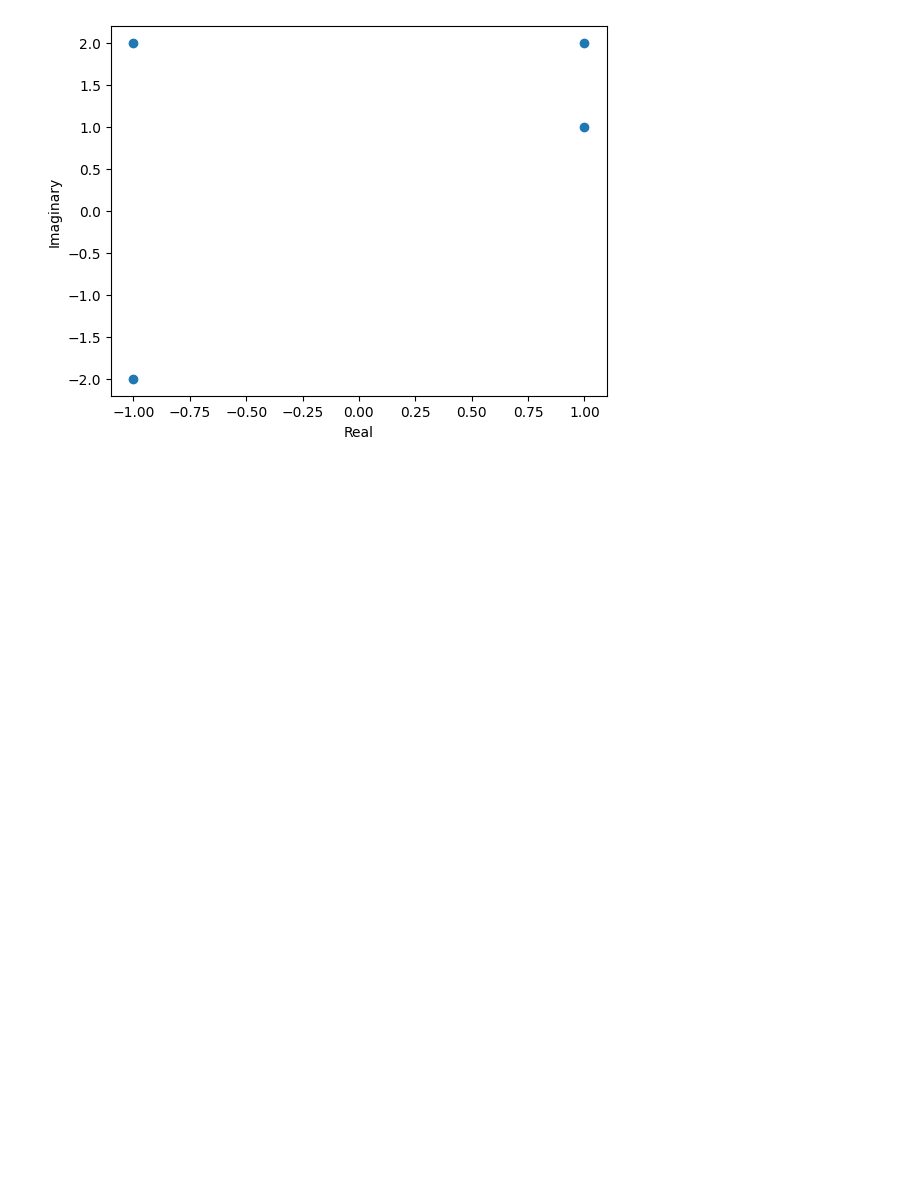
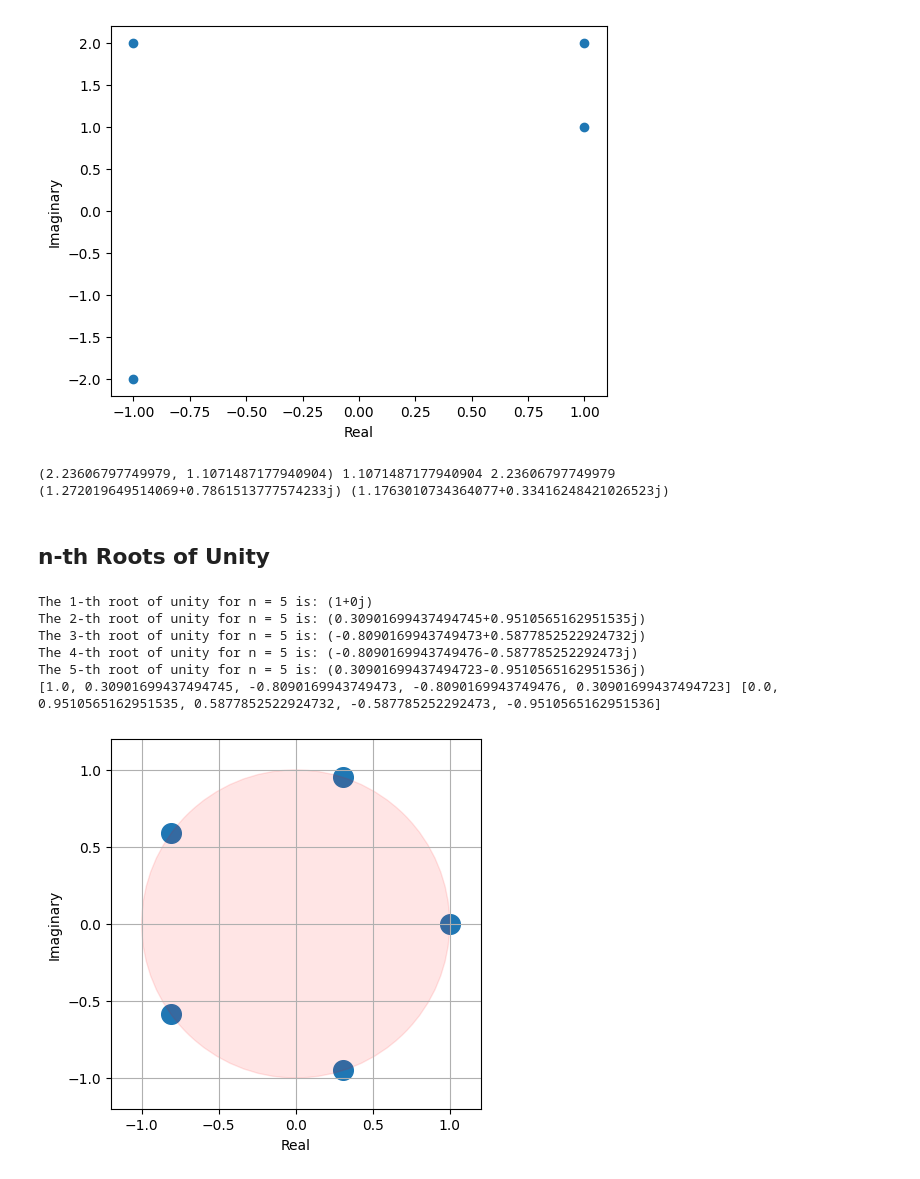
Before and after one commit to navgaur/Mathematical-Physics-III, a Jupyter notebook: Complex_UGCF.ipynb, the cells around one changed output. Cells and saved outputs as stored; diff of their text form; code cells hidden in the pictures; blank space fills up the shorter version.

```diff
--- a/Complex_UGCF.ipynb
+++ b/Complex_UGCF.ipynb
@@ -31,3 +31,64 @@ plt.ylabel("Imaginary")
 plt.show()
 # %% [output]
 [figure]
+# %%
+import cmath
+import numpy as np
+z2 = 1+2j
+p1 = cmath.polar(z2)
+print(p1, np.angle(z2), np.abs(z2))
+print(cmath.sqrt(z2), z2**(1/4))
+# %% [output]
+(2.23606797749979, 1.1071487177940904) 1.1071487177940904 2.23606797749979
+(1.272019649514069+0.7861513777574233j) (1.1763010734364077+0.33416248421026523j)
+# %% [markdown]
+## n-th Roots of Unity
+# %%
+import cmath  # Import the complex math module
+import matplotlib.pyplot as plt
+
+def nth_roots_of_unity(n):
+    roots = [cmath.exp(2j * cmath.pi * k / n) for k in range(n)]
+    return roots
+
+# Input the value of n
+#n = int(input("Enter the value of n: "))
+n = 5
+
+if n <= 0:
+    print("Please enter a positive integer for n.")
+else:
+    # Calculate the nth roots of unity
+    roots = nth_roots_of_unity(n)
+
+    # Print the result
+    for k, root in enumerate(roots):
+        print(f"The {k+1}-th root of unity for n = {n} is: {root}")
+
+real_parts= [root.real for root in roots]
+imag_parts= [root.imag for root in roots]
+
+print(real_parts, imag_parts)
+
+fig,ax = plt.subplots()
+
+ax.scatter(real_parts,imag_parts,s=200)
+ax.set_xlim([-1.2,1.2])
+ax.set_ylim([-1.2,1.2])
+ax.set_box_aspect(1)
+ax.grid()
+ax.set_xlabel('Real')
+ax.set_ylabel('Imaginary')
+
+ax.axis([-1.2,1.2,-1.2,1.2])
+c=plt.Circle((0,0),radius=1, color='red',alpha=.1)
+plt.gca().add_artist(c)
+plt.show()
+# %% [output]
+The 1-th root of unity for n = 5 is: (1+0j)
+The 2-th root of unity for n = 5 is: (0.30901699437494745+0.9510565162951535j)
+The 3-th root of unity for n = 5 is: (-0.8090169943749473+0.5877852522924732j)
+The 4-th root of unity for n = 5 is: (-0.8090169943749476-0.587785252292473j)
+The 5-th root of unity for n = 5 is: (0.30901699437494723-0.9510565162951536j)
+[1.0, 0.30901699437494745, -0.8090169943749473, -0.8090169943749476, 0.30901699437494723] [0.0, 0.9510565162951535, 0.5877852522924732, -0.587785252292473, -0.9510565162951536]
+[figure, added]
```
Also changed, not shown: parts of 2 cells of this notebook.
